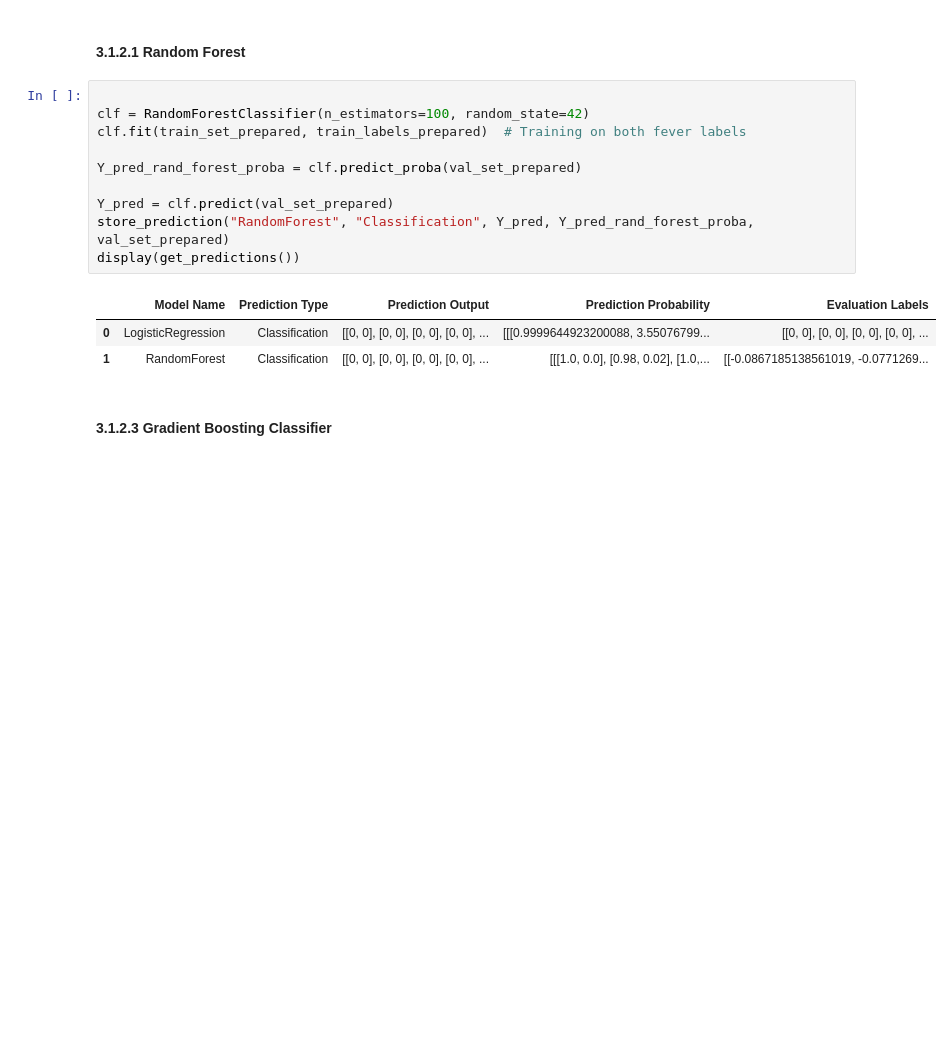
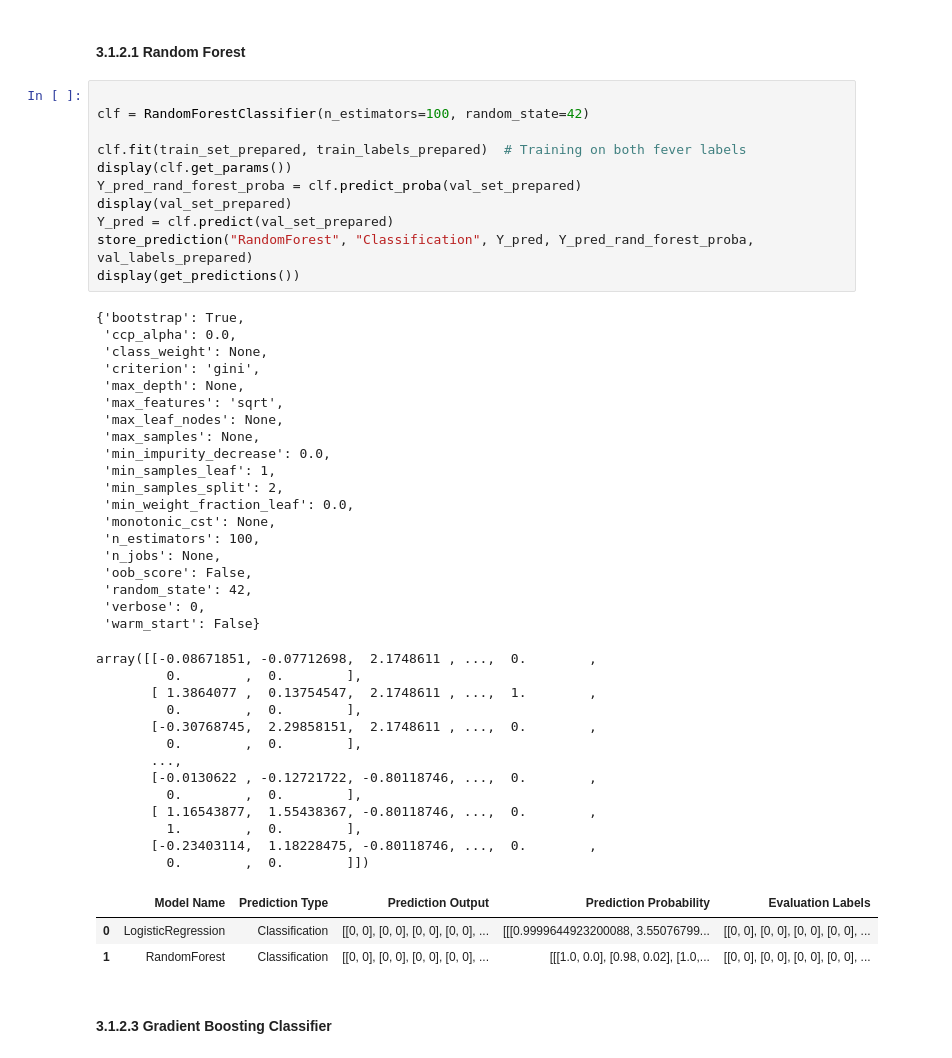
Before and after one commit to ochetcuti/FeverPredictorML, a Jupyter notebook: final.ipynb, the cells around one changed output. Cells and saved outputs as stored; diff of their text form; blank space fills up the shorter version.

```diff
--- a/final.ipynb
+++ b/final.ipynb
@@ -780,17 +782,50 @@ display(get_predictions())
 # %%
 
 clf = RandomForestClassifier(n_estimators=100, random_state=42)
+
 clf.fit(train_set_prepared, train_labels_prepared)  # Training on both fever labels
-
+display(clf.get_params())
 Y_pred_rand_forest_proba = clf.predict_proba(val_set_prepared)
-
+display(val_set_prepared)
 Y_pred = clf.predict(val_set_prepared)
-store_prediction("RandomForest", "Classification", Y_pred, Y_pred_rand_forest_proba, val_set_prepared)
+store_prediction("RandomForest", "Classification", Y_pred, Y_pred_rand_forest_proba, val_labels_prepared)
 display(get_predictions())
 # %% [output]
+{'bootstrap': True,
+ 'ccp_alpha': 0.0,
+ 'class_weight': None,
+ 'criterion': 'gini',
+ 'max_depth': None,
+ 'max_features': 'sqrt',
+ 'max_leaf_nodes': None,
+ 'max_samples': None,
+ 'min_impurity_decrease': 0.0,
+ 'min_samples_leaf': 1,
+ 'min_samples_split': 2,
+ 'min_weight_fraction_leaf': 0.0,
+ 'monotonic_cst': None,
+ 'n_estimators': 100,
+ 'n_jobs': None,
+ 'oob_score': False,
+ 'random_state': 42,
+ 'verbose': 0,
+ 'warm_start': False}
+array([[-0.08671851, -0.07712698,  2.1748611 , ...,  0.        ,
+         0.        ,  0.        ],
+       [ 1.3864077 ,  0.13754547,  2.1748611 , ...,  1.        ,
+         0.        ,  0.        ],
+       [-0.30768745,  2.29858151,  2.1748611 , ...,  0.        ,
+         0.        ,  0.        ],
+       ...,
+       [-0.0130622 , -0.12721722, -0.80118746, ...,  0.        ,
+         0.        ,  0.        ],
+       [ 1.16543877,  1.55438367, -0.80118746, ...,  0.        ,
+         1.        ,  0.        ],
+       [-0.23403114,  1.18228475, -0.80118746, ...,  0.        ,
+         0.        ,  0.        ]])
 |  | Model Name | Prediction Type | Prediction Output | Prediction Probability | Evaluation Labels |
 | 0 | LogisticRegression | Classification | [[0, 0], [0, 0], [0, 0], [0, 0], ... | [[[0.9999644923200088, 3.55076799... | [[0, 0], [0, 0], [0, 0], [0, 0], ... |
-| 1 | RandomForest | Classification | [[0, 0], [0, 0], [0, 0], [0, 0], ... | [[[1.0, 0.0], [0.98, 0.02], [1.0,... | [[-0.0867185138561019, -0.0771269... |
+| 1 | RandomForest | Classification | [[0, 0], [0, 0], [0, 0], [0, 0], ... | [[[1.0, 0.0], [0.98, 0.02], [1.0,... | [[0, 0], [0, 0], [0, 0], [0, 0], ... |
 # %% [markdown]
 #### 3.1.2.3 Gradient Boosting Classifier
 # %%
```
Also changed, not shown: parts of 9 cells of this notebook, 1 other file.
